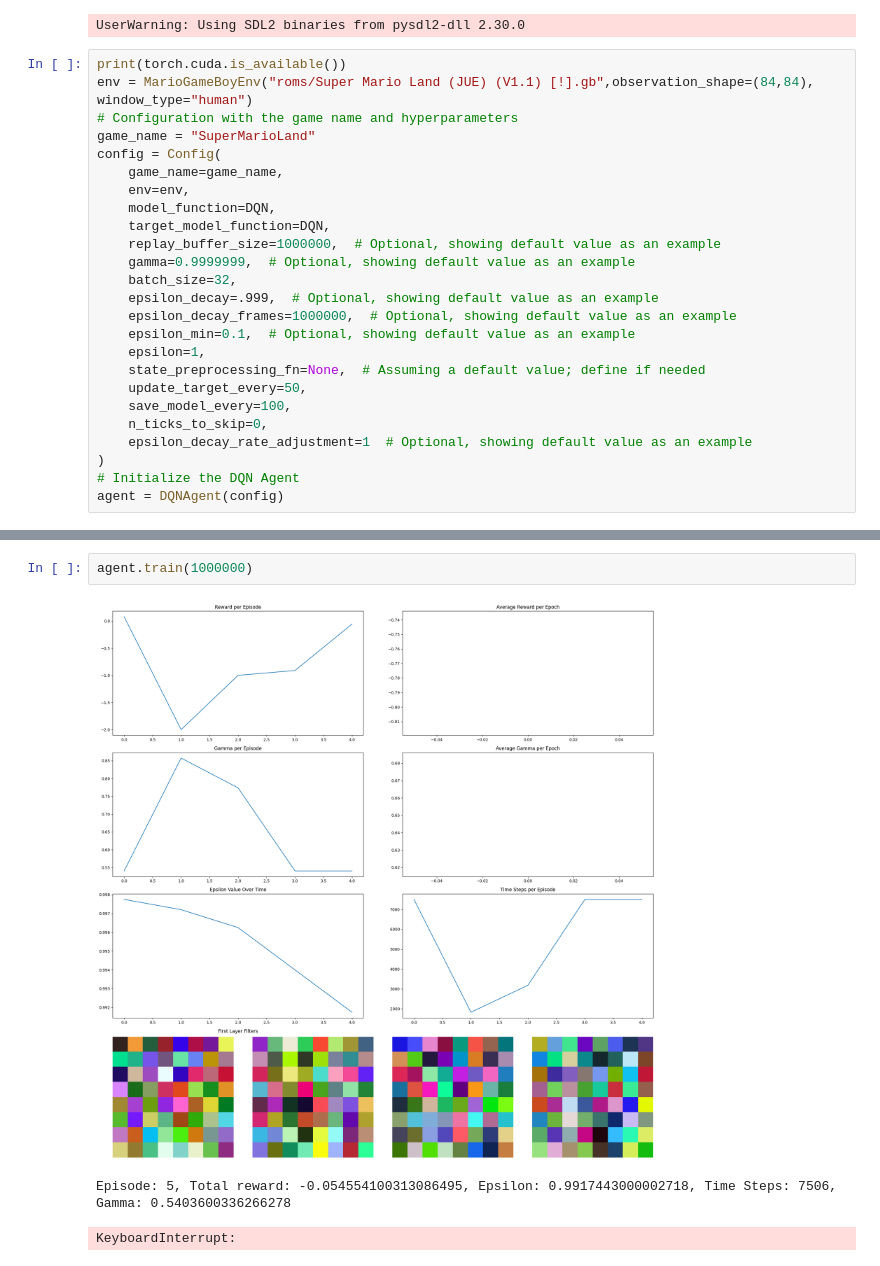
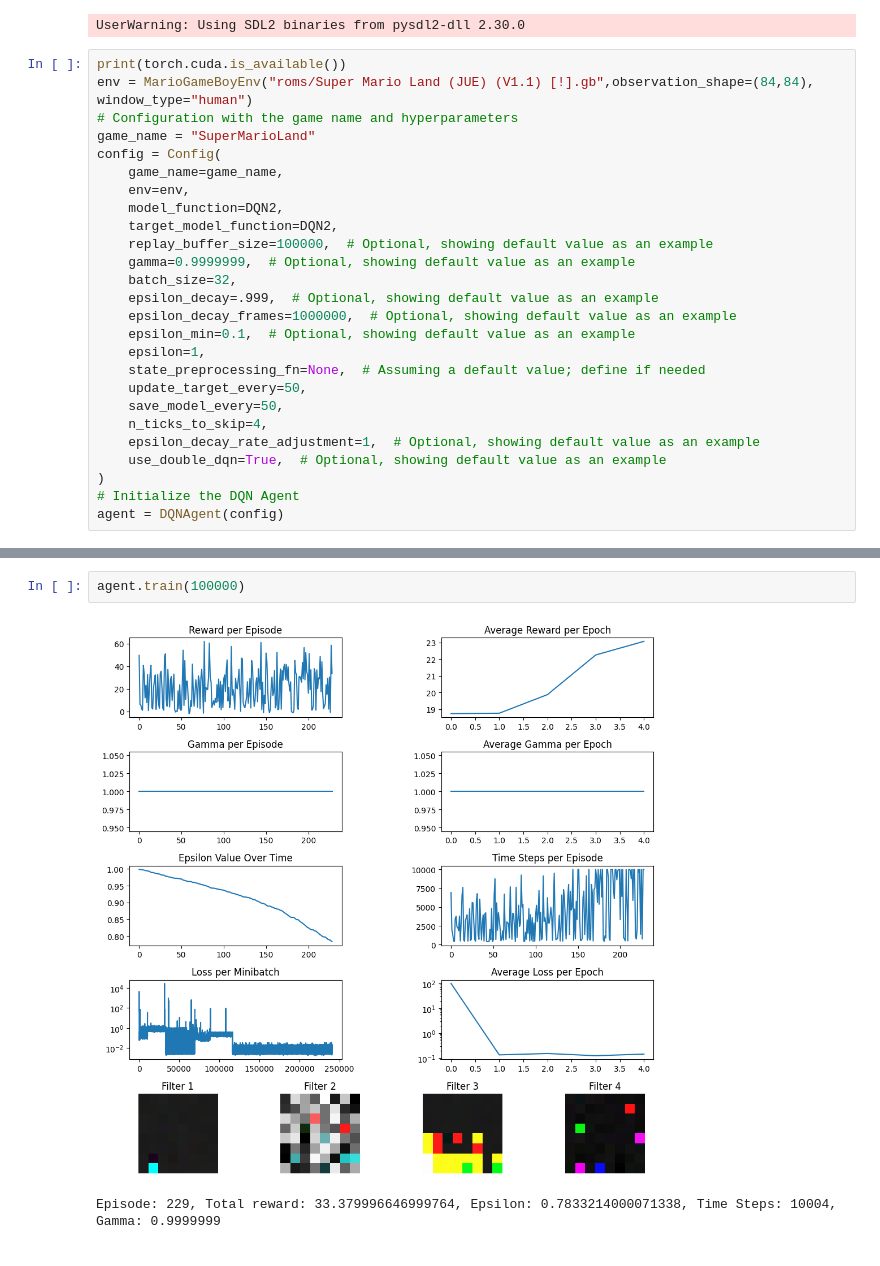
Before and after one commit to oliverkristianfritsche/SuperMarioRL, a Jupyter notebook: run_dqn_mario.ipynb, the cells around one changed output, grey strips where cells are left out. Cells and saved outputs as stored; diff of their text form.

Commit message:
double dqn

```diff
--- a/run_dqn_mario.ipynb
+++ b/run_dqn_mario.ipynb
@@ -18,9 +18,9 @@ game_name = "SuperMarioLand"
 config = Config(
     game_name=game_name,
     env=env,
-    model_function=DQN,
-    target_model_function=DQN,
-    replay_buffer_size=1000000,  # Optional, showing default value as an example
+    model_function=DQN2,
+    target_model_function=DQN2,
+    replay_buffer_size=100000,  # Optional, showing default value as an example
     gamma=0.9999999,  # Optional, showing default value as an example
     batch_size=32,
     epsilon_decay=.999,  # Optional, showing default value as an example
@@ -29,9 +29,10 @@ config = Config(
     epsilon=1,
     state_preprocessing_fn=None,  # Assuming a default value; define if needed
     update_target_every=50,
-    save_model_every=100,
-    n_ticks_to_skip=0,
-    epsilon_decay_rate_adjustment=1  # Optional, showing default value as an example
+    save_model_every=50,
+    n_ticks_to_skip=4,
+    epsilon_decay_rate_adjustment=1,  # Optional, showing default value as an example
+    use_double_dqn=True,  # Optional, showing default value as an example
 )
 # Initialize the DQN Agent
 agent = DQNAgent(config)
@@ -44,6 +41,5 @@ No checkpoint found for prefix 'target_model', starting from scratch.
 # %%
-agent.train(1000000)
+agent.train(100000)
 # %% [output]
-[figure, old version]
+[figure, new version]
-Episode: 5, Total reward: -0.054554100313086495, Epsilon: 0.9917443000002718, Time Steps: 7506, Gamma: 0.5403600336266278
+Episode: 229, Total reward: 33.379996646999764, Epsilon: 0.7833214000071338, Time Steps: 10004, Gamma: 0.9999999
-KeyboardInterrupt:
```
Also changed, not shown: parts of 5 cells of this notebook, 8 other files.
